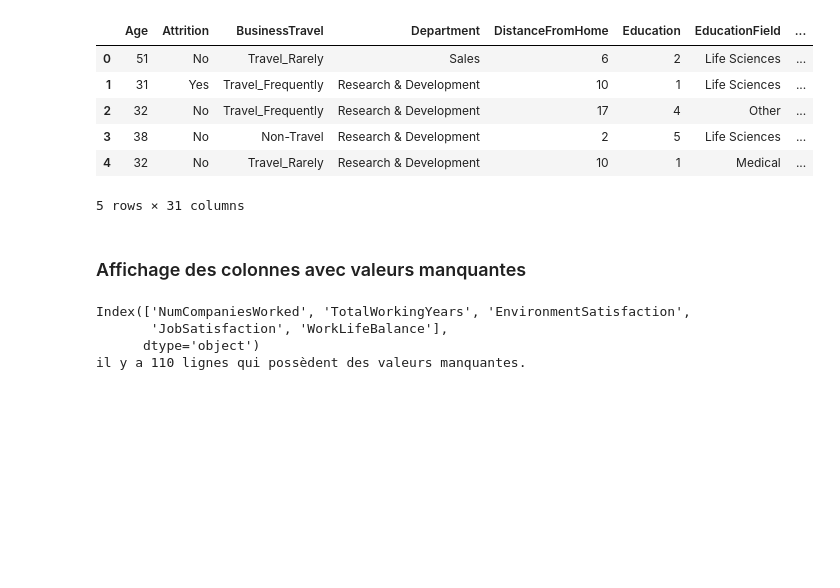
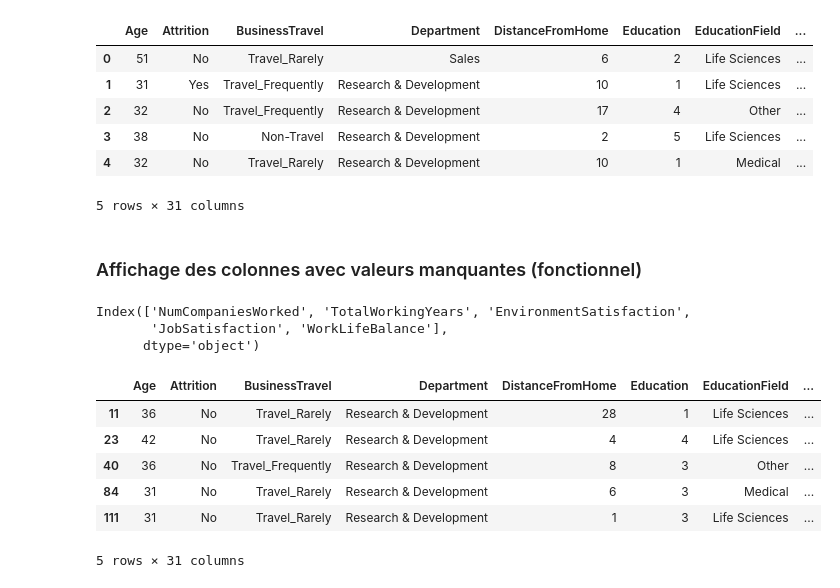
Before and after one commit to itsyanis/Machine-Learning-Project, a Jupyter notebook: test_IA copy.ipynb, the cells around one changed output. Saved outputs shown, nothing was run; the diff lists cells and outputs as text; code cells hidden in the pictures; blank space fills up the shorter version.

Commit message:
KNN + affichage valeur manquante

```diff
--- a/test_IA copy.ipynb
+++ b/test_IA copy.ipynb
@@ -171,17 +171,24 @@ merged_data.head()
 | 4 | 32 | No | Travel_Rarely | Research & Development | 10 | 1 | Medical | ... |
 5 rows × 31 columns
 # %% [markdown]
-### Affichage des colonnes avec valeurs manquantes
+### Affichage des colonnes avec valeurs manquantes (fonctionnel)
 # %%
 # Affichage des colonnes possédant des valeurs manquantes
 valeurs_manquantes = merged_data.isnull()
 colonnes_avec_valeurs_manquantes = valeurs_manquantes.any()
 print(colonnes_avec_valeurs_manquantes[colonnes_avec_valeurs_manquantes==True].index)
-sample_incomplete_rows = merged_data[valeurs_manquantes.any(axis=1)]
-missing_value = len(sample_incomplete_rows.index)
-print("il y a " + str(missing_value) + " lignes qui possèdent des valeurs manquantes.")
 # %% [output]
 Index(['NumCompaniesWorked', 'TotalWorkingYears', 'EnvironmentSatisfaction',
        'JobSatisfaction', 'WorkLifeBalance'],
       dtype='object')
-il y a 110 lignes qui possèdent des valeurs manquantes.
+# %%
+sample_incomplete_rows = merged_data[valeurs_manquantes.any(axis=1)]
+sample_incomplete_rows.head(5)
+# %% [output]
+|  | Age | Attrition | BusinessTravel | Department | DistanceFromHome | Education | EducationField | ... |
+| 11 | 36 | No | Travel_Rarely | Research & Development | 28 | 1 | Life Sciences | ... |
+| 23 | 42 | No | Travel_Rarely | Research & Development | 4 | 4 | Life Sciences | ... |
+| 40 | 36 | No | Travel_Frequently | Research & Development | 8 | 3 | Other | ... |
+| 84 | 31 | No | Travel_Rarely | Research & Development | 6 | 3 | Medical | ... |
+| 111 | 31 | No | Travel_Rarely | Research & Development | 1 | 3 | Life Sciences | ... |
+5 rows × 31 columns
```
Also changed, not shown: parts of 5 cells of this notebook.
